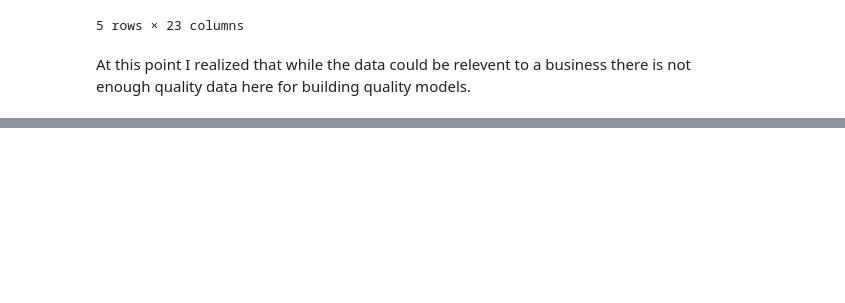
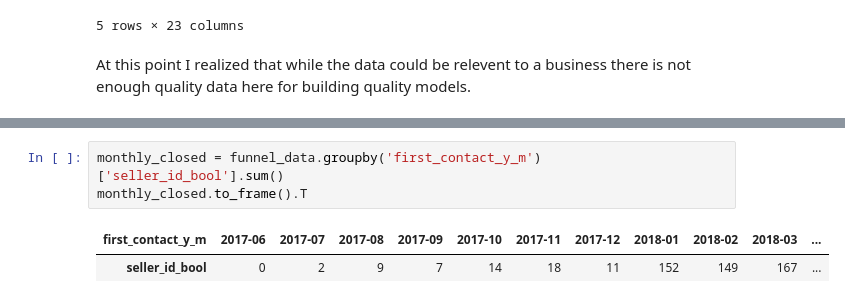
Before and after one commit to jacksdata/Join_Data_Practice, a Jupyter notebook: Join_Practice_Notebook.ipynb, the cells around one changed output, grey strips where cells are left out. Saved outputs shown, nothing was run; the diff lists cells and outputs as text; blank space fills up the shorter version.

```diff
--- a/Join_Practice_Notebook.ipynb
+++ b/Join_Practice_Notebook.ipynb
@@ -165,0 +217,6 @@ At this point I realized that while the data could be relevent to a business the
+# %%
+monthly_closed = funnel_data.groupby('first_contact_y_m')['seller_id_bool'].sum()
+monthly_closed.to_frame().T
+# %% [output]
+| first_contact_y_m | 2017-06 | 2017-07 | 2017-08 | 2017-09 | 2017-10 | 2017-11 | 2017-12 | 2018-01 | 2018-02 | 2018-03 | ... |
+| seller_id_bool | 0 | 2 | 9 | 7 | 14 | 18 | 11 | 152 | 149 | 167 | ... |
```
Also changed, not shown: parts of 12 cells of this notebook.
